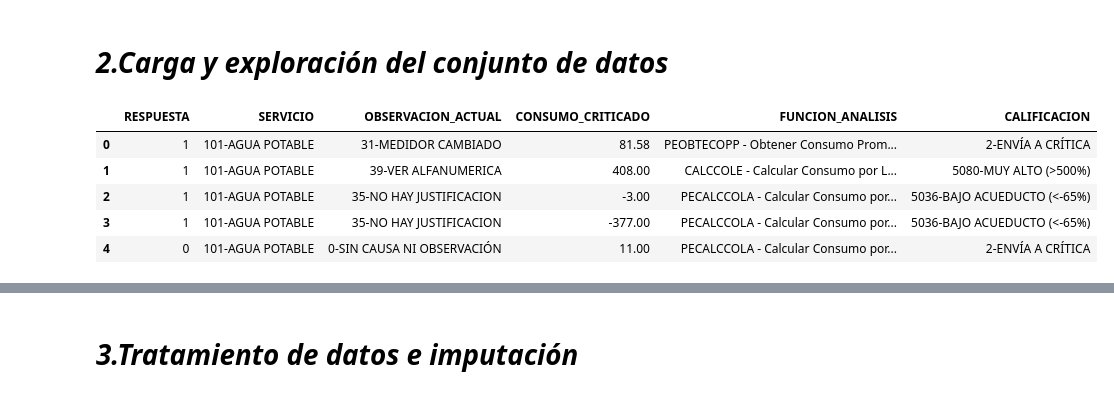
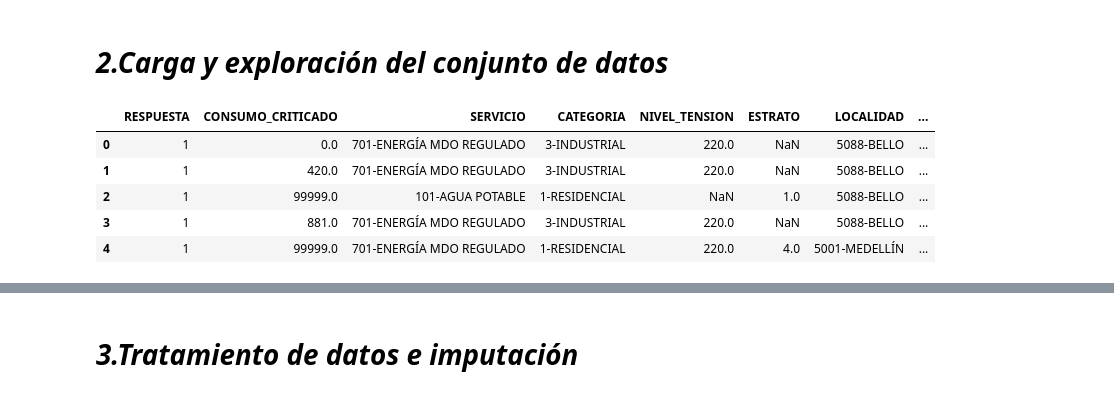
Before and after one commit to andreess891/Proyecto1_UdeM, a Jupyter notebook: Proyecto.ipynb, the cells around one changed output, grey strips where cells are left out. Cells and saved outputs as stored; diff of their text form; code cells hidden in the pictures.

```diff
--- a/Proyecto.ipynb
+++ b/Proyecto.ipynb
@@ -15,15 +15,15 @@ from sklearn.preprocessing import LabelEncoder
 # *2.Carga y exploración del conjunto de datos*
 # %%
 # Cargar el archivo
-archivo = "Proyecto1_UdeM/BD_Pendientes_No_Revisadas.xlsx"
+archivo = "BD_ordenes.xlsx"
 df = pd.read_excel(archivo)
 
 # Mostrar las primeras filas
 df.head()
 # %% [output]
-|  | RESPUESTA | SERVICIO | OBSERVACION_ACTUAL | CONSUMO_CRITICADO | FUNCION_ANALISIS | CALIFICACION |
-| 0 | 1 | 101-AGUA POTABLE | 31-MEDIDOR CAMBIADO | 81.58 | PEOBTECOPP - Obtener Consumo Prom... | 2-ENVÍA A CRÍTICA |
-| 1 | 1 | 101-AGUA POTABLE | 39-VER ALFANUMERICA | 408.00 | CALCCOLE - Calcular Consumo por L... | 5080-MUY ALTO (>500%) |
-| 2 | 1 | 101-AGUA POTABLE | 35-NO HAY JUSTIFICACION | -3.00 | PECALCCOLA - Calcular Consumo por... | 5036-BAJO ACUEDUCTO (<-65%) |
-| 3 | 1 | 101-AGUA POTABLE | 35-NO HAY JUSTIFICACION | -377.00 | PECALCCOLA - Calcular Consumo por... | 5036-BAJO ACUEDUCTO (<-65%) |
-| 4 | 0 | 101-AGUA POTABLE | 0-SIN CAUSA NI OBSERVACIÓN | 11.00 | PECALCCOLA - Calcular Consumo por... | 2-ENVÍA A CRÍTICA |
+|  | RESPUESTA | CONSUMO_CRITICADO | SERVICIO | CATEGORIA | NIVEL_TENSION | ESTRATO | LOCALIDAD | ... |
+| 0 | 1 | 0.0 | 701-ENERGÍA MDO REGULADO | 3-INDUSTRIAL | 220.0 | NaN | 5088-BELLO | ... |
+| 1 | 1 | 420.0 | 701-ENERGÍA MDO REGULADO | 3-INDUSTRIAL | 220.0 | NaN | 5088-BELLO | ... |
+| 2 | 1 | 99999.0 | 101-AGUA POTABLE | 1-RESIDENCIAL | NaN | 1.0 | 5088-BELLO | ... |
+| 3 | 1 | 881.0 | 701-ENERGÍA MDO REGULADO | 3-INDUSTRIAL | 220.0 | NaN | 5088-BELLO | ... |
+| 4 | 1 | 99999.0 | 701-ENERGÍA MDO REGULADO | 1-RESIDENCIAL | 220.0 | 4.0 | 5001-MEDELLÍN | ... |
```
Also changed, not shown: parts of 17 cells of this notebook, 2 other files.
